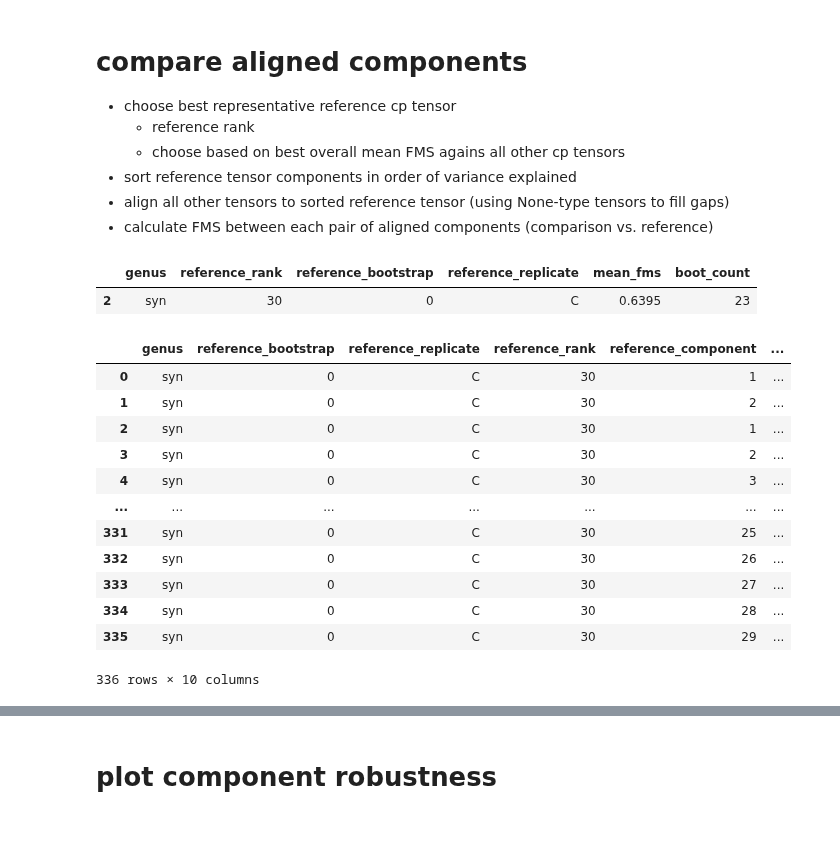
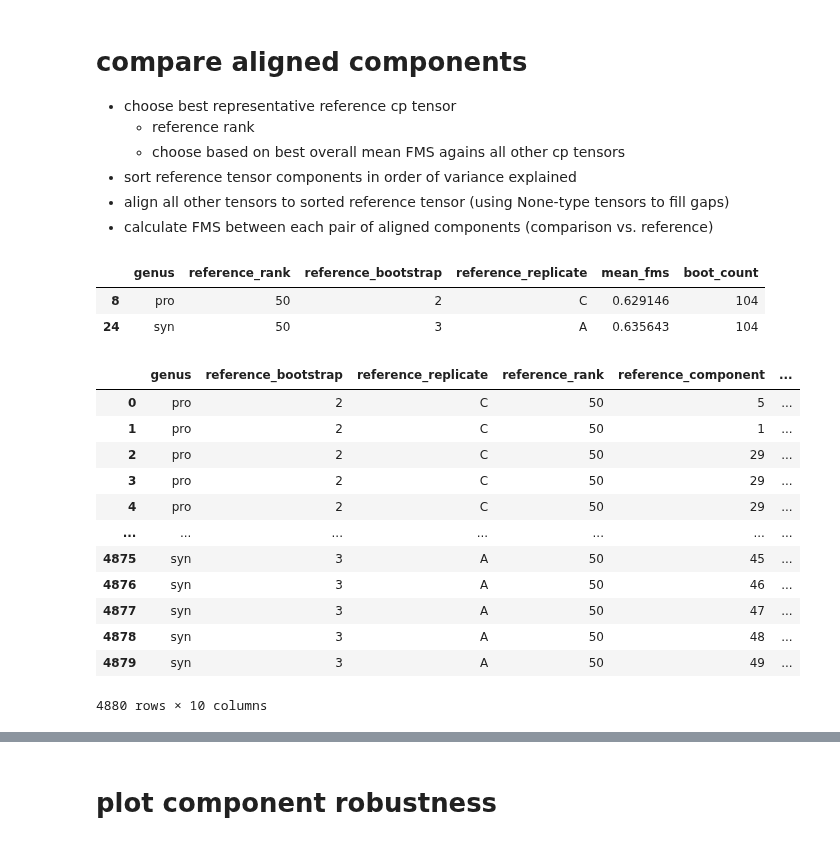
Before and after one commit to blasks/barnacle-manuscript, a Jupyter notebook: development/batch-correction/notebooks/component-robustness.ipynb, the cells around one changed output, grey strips where cells are left out. Saved outputs shown, nothing was run; the diff lists cells and outputs as text; code cells hidden in the pictures.

Commit message:
WIP batch correction development notebooks

```diff
--- a/development/batch-correction/notebooks/component-robustness.ipynb
+++ b/development/batch-correction/notebooks/component-robustness.ipynb
@@ -142,21 +140,23 @@ div_cmap = get_continuous_cmap(div_hexes)
 # data structures
 
 # parameters
-bootstraps = np.arange(2)
+bootstraps = np.arange(5)
 replicates = ['A', 'B', 'C']
-datapath = Path('../../../data/fitting-test')
+datapath = Path('../models/')
+outdir = Path('../figures/v2-batch-t=0.01/r=50-l=10/')
+
 ranks = {
     'pro': {
-        'ref': 20,
-        'comp': [1, 10, 20, 30]
+        'ref': 50,
+        'comp': [1, 10, 15, 20, 30, 40, 50]
     },
     'syn': {
-        'ref': 30,
-        'comp': [1, 10, 20, 30]
+        'ref': 50,
+        'comp': [1, 10, 15, 20, 30, 40, 50]
     }
 }
 lambdas = {
-    'pro': 1.,
+    'pro': 10.,
     'syn': 10.
 }
 
@@ -191,7 +191,7 @@ aligned_cps = {
 # fetch samplename labels for each shuffled replicate set
 
 # collect sample names of each bootstrap/replicate pair
-for cyano in ['syn']:
+for cyano in ['pro', 'syn']:
     for rep in replicates:
         for boot in bootstraps:
             filepath = datapath / '{}/bootstrap{}/replicate{}/shuffled_replicate_{}.nc'.format(
@@ -229,7 +229,7 @@ Attributes:
 # %%
 # import all fitted models, and subset them to just the common samplenames
 
-for cyano in ['syn']:
+for cyano in ['pro', 'syn']:
     for rep in replicates:
         for rank in ranks[cyano]['comp']:
             # initialize list of cp tensors for each rank
@@ -249,5 +249,5 @@ for cyano in ['syn']:
                     subset_cp_tensor(cp, {2: idx})
                 )
 
-aligned_cps['syn']['A'][30][0]
+aligned_cps['syn']['A'][10][0]
 # %% [output]
@@ -264,7 +264,7 @@ aligned_cps['syn']['A'][30][0]
 # find best representative reference cp tensor for each genus
 
 results = []
-for cyano, ref_rep, ref_boot in list(itertools.product(['syn'], replicates, bootstraps)):
+for cyano, ref_rep, ref_boot in list(itertools.product(['pro', 'syn'], replicates, bootstraps)):
     ref_rank = ranks[cyano]['ref']
     reference_cp = aligned_cps[cyano][ref_rep][ref_rank][ref_boot]
     for comp_rep, comp_rank, comp_boot in list(itertools.product(replicates, ranks[cyano]['comp'], bootstraps)):
@@ -311,12 +311,13 @@ best_rep_df = best_rep_df.iloc[best_rep_df.groupby([
 best_rep_df
 # %% [output]
 |  | genus | reference_rank | reference_bootstrap | reference_replicate | mean_fms | boot_count |
-| 2 | syn | 30 | 0 | C | 0.6395 | 23 |
+| 8 | pro | 50 | 2 | C | 0.629146 | 104 |
+| 24 | syn | 50 | 3 | A | 0.635643 | 104 |
 # %%
 # collect aligned component comparison data
 
 results = []
-for cyano in ['syn']:
+for cyano in ['pro', 'syn']:
     # pull out reference cp
     specs = best_rep_df[best_rep_df['genus'] == cyano].to_dict('records')[0]
     ref_rep = specs['reference_replicate']
@@ -345,45 +346,45 @@ for cyano in ['syn']:
         aligned_cps[cyano][comp_rep][comp_rank][comp_boot] = comparison_cp
         # compare each aligned component
         for i, comp_component in enumerate(SparseCPTensor(comparison_cp).get_components()):
             # skip the None-type components included for aligning smaller cp tensors
             if np.all(np.isnan(comp_component.factors[0])):
                 continue
             # compare components
             fms = factor_match_score(
                 comp_component,
                 ref_components[i],
                 consider_weights=False,
             )
             # save results
             results.append({
                 'genus': cyano,
                 'reference_bootstrap': ref_boot,
                 'reference_replicate': ref_rep,
                 'reference_rank': ref_rank,
                 'reference_component': i,
                 'comparison_bootstrap': comp_boot,
                 'comparison_replicate': comp_rep,
                 'comparison_rank': comp_rank,
                 'comparison_component': i,
                 'fms': fms
             })
 
 component_df = pd.DataFrame(results)
 component_df
 # %% [output]
 |  | genus | reference_bootstrap | reference_replicate | reference_rank | reference_component | ... |
-| 0 | syn | 0 | C | 30 | 1 | ... |
-| 1 | syn | 0 | C | 30 | 2 | ... |
-| 2 | syn | 0 | C | 30 | 1 | ... |
-| 3 | syn | 0 | C | 30 | 2 | ... |
-| 4 | syn | 0 | C | 30 | 3 | ... |
+| 0 | pro | 2 | C | 50 | 5 | ... |
+| 1 | pro | 2 | C | 50 | 1 | ... |
+| 2 | pro | 2 | C | 50 | 29 | ... |
+| 3 | pro | 2 | C | 50 | 29 | ... |
+| 4 | pro | 2 | C | 50 | 29 | ... |
 | ... | ... | ... | ... | ... | ... | ... |
-| 331 | syn | 0 | C | 30 | 25 | ... |
-| 332 | syn | 0 | C | 30 | 26 | ... |
-| 333 | syn | 0 | C | 30 | 27 | ... |
-| 334 | syn | 0 | C | 30 | 28 | ... |
-| 335 | syn | 0 | C | 30 | 29 | ... |
+| 4875 | syn | 3 | A | 50 | 45 | ... |
+| 4876 | syn | 3 | A | 50 | 46 | ... |
+| 4877 | syn | 3 | A | 50 | 47 | ... |
+| 4878 | syn | 3 | A | 50 | 48 | ... |
+| 4879 | syn | 3 | A | 50 | 49 | ... |
-336 rows × 10 columns
+4880 rows × 10 columns
 # %%
 # calculate variation explained by the best representative cp tensor for each bootstrapped dataset
 
```
Also changed, not shown: parts of 9 cells of this notebook, 3 other files.
